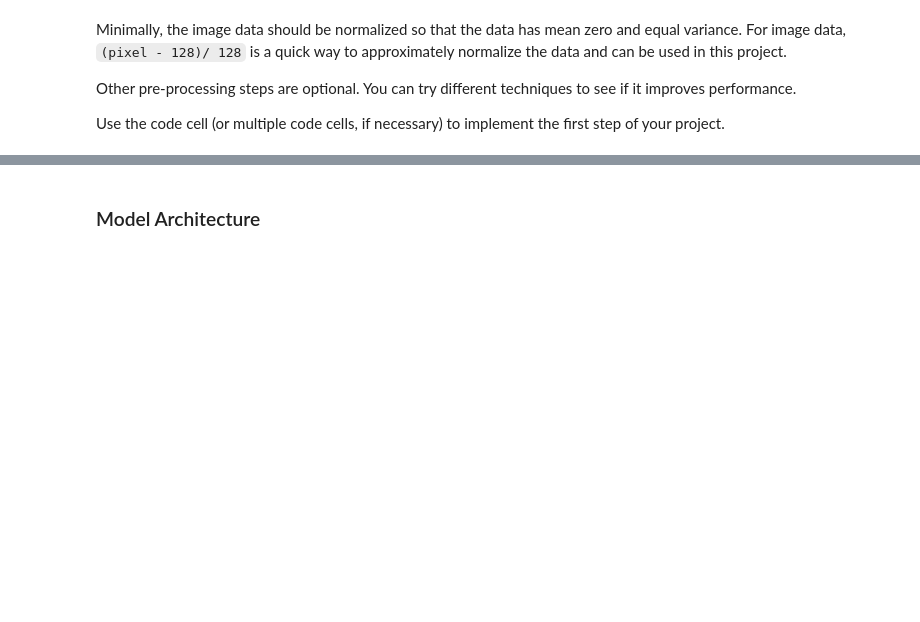
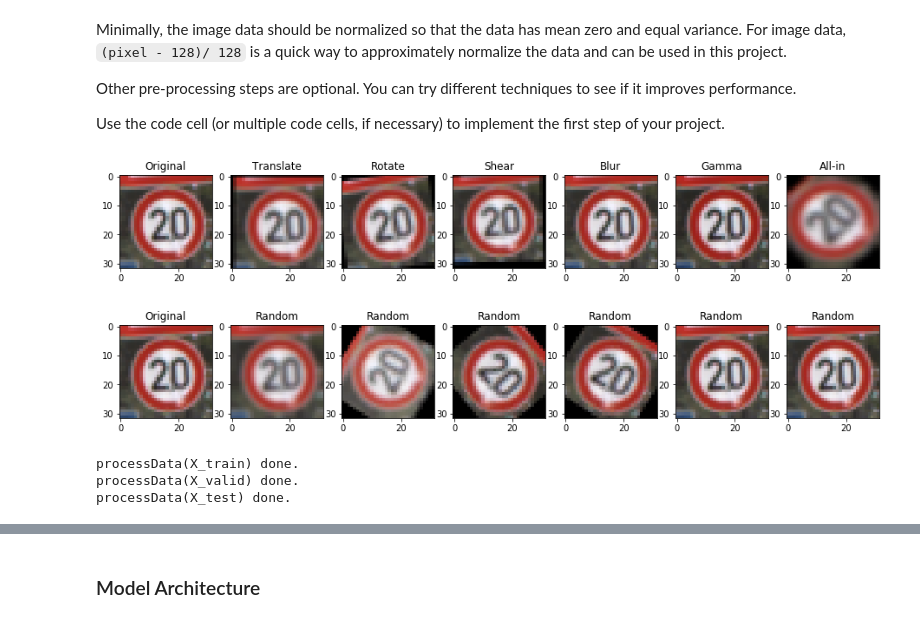
Before and after one commit to pascalirminger/CarND-Traffic-Sign-Classifier-P2, a Jupyter notebook: Traffic_Sign_Classifier.ipynb, the cells around one changed output, grey strips where cells are left out. Drawn from its saved outputs; the diff is of its cells as text; code cells hidden in the pictures; blank space fills up the shorter version.

```diff
--- a/Traffic_Sign_Classifier.ipynb
+++ b/Traffic_Sign_Classifier.ipynb
@@ -185,0 +260,66 @@ def processData(data):
+# %%
+img_1 = X_train[10101]
+img_2 = translateImage(img_1)
+img_3 = rotateImage(img_1)
+img_4 = shearImage(img_1)
+img_5 = blurImage(img_1)
+img_6 = gammaImage(img_1)
+img_7 = gammaImage(blurImage(shearImage(rotateImage(translateImage(img_1)))))
+
+fig = plt.figure(figsize = (18, 18))
+axis = fig.add_subplot(1, 8, 1)
+axis.set_title("Original")
+plt.imshow(img_1, cmap=None)
+axis = fig.add_subplot(1, 8, 2)
+axis.set_title("Translate")
+plt.imshow(img_2, cmap=None)
+axis = fig.add_subplot(1, 8, 3)
+axis.set_title("Rotate")
+plt.imshow(img_3, cmap=None)
+axis = fig.add_subplot(1, 8, 4)
+axis.set_title("Shear")
+plt.imshow(img_4, cmap=None)
+axis = fig.add_subplot(1, 8, 5)
+axis.set_title("Blur")
+plt.imshow(img_5, cmap=None)
+axis = fig.add_subplot(1, 8, 6)
+axis.set_title("Gamma")
+plt.imshow(img_6, cmap=None)
+axis = fig.add_subplot(1, 8, 7)
+axis.set_title("All-in")
+plt.imshow(img_7, cmap=None)
+plt.show()
+
+img_2 = processRandom(img_1)
+img_3 = processRandom(img_1)
+img_4 = processRandom(img_1)
+img_5 = processRandom(img_1)
+img_6 = processRandom(img_1)
+img_7 = processRandom(img_1)
+
+fig = plt.figure(figsize = (18, 18))
+axis = fig.add_subplot(1, 8, 1)
+axis.set_title("Original")
+plt.imshow(img_1, cmap=None)
+axis = fig.add_subplot(1, 8, 2)
+axis.set_title("Random")
+plt.imshow(img_2, cmap=None)
+axis = fig.add_subplot(1, 8, 3)
+axis.set_title("Random")
+plt.imshow(img_3, cmap=None)
+axis = fig.add_subplot(1, 8, 4)
+axis.set_title("Random")
+plt.imshow(img_4, cmap=None)
+axis = fig.add_subplot(1, 8, 5)
+axis.set_title("Random")
+plt.imshow(img_5, cmap=None)
+axis = fig.add_subplot(1, 8, 6)
+axis.set_title("Random")
+plt.imshow(img_6, cmap=None)
+axis = fig.add_subplot(1, 8, 7)
+axis.set_title("Random")
+plt.imshow(img_7, cmap=None)
+plt.show()
+# %% [output]
+[figure, added]
+[figure, added]
@@ -186,5 +363,12 @@ def processData(data):
 # %%
 # Process data
 X_train = processData(X_train)
+print("processData(X_train) done.")
 X_valid = processData(X_valid)
+print("processData(X_valid) done.")
 X_test = processData(X_test)
+print("processData(X_test) done.")
+# %% [output]
+processData(X_train) done.
+processData(X_valid) done.
+processData(X_test) done.
```
Also changed, not shown: parts of 17 cells of this notebook, 1 other file.
